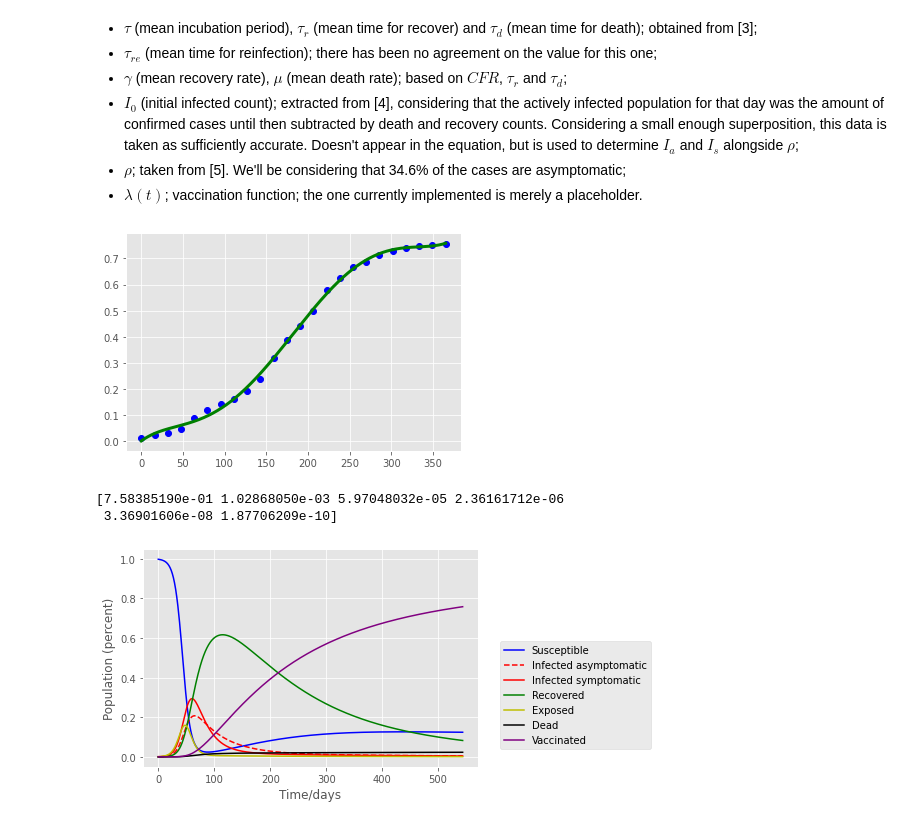
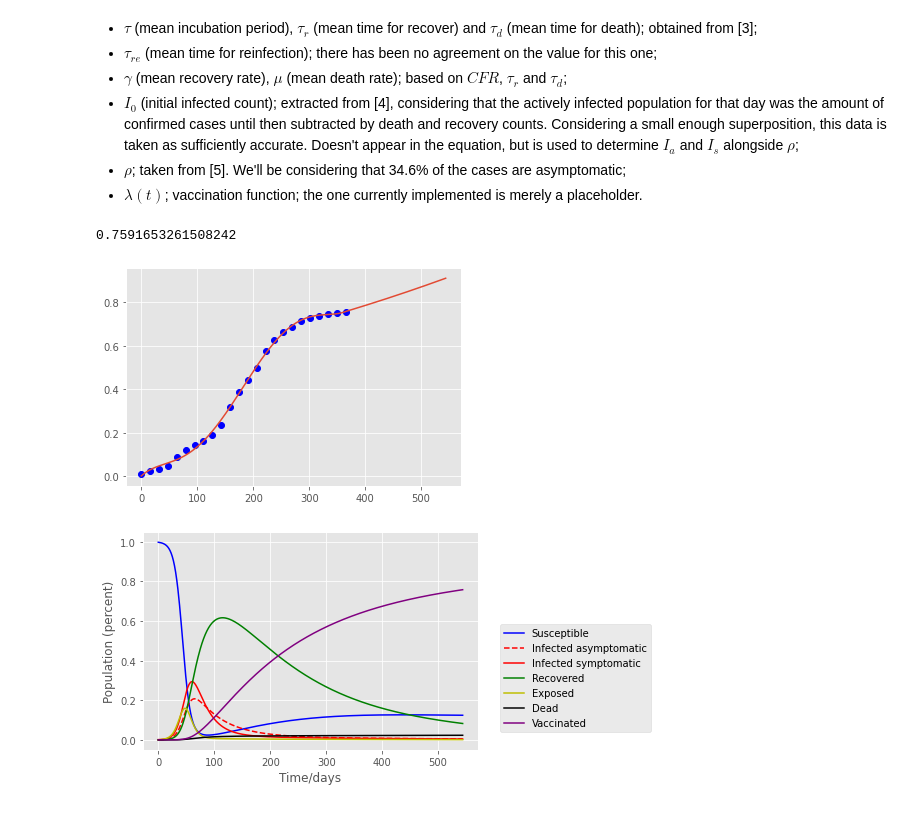
Before and after one commit to mulirow/projeto-metodos, a Jupyter notebook: p4/p4.ipynb, the cells around one changed output. Drawn from its saved outputs; the diff is of its cells as text; code cells hidden in the pictures.

Commit message:
Add piecewise for vaccination

```diff
--- a/p4/p4.ipynb
+++ b/p4/p4.ipynb
@@ -102,39 +102,47 @@ goddamnit.append(2300570)
 goddamnit.append(3099056)
 goddamnit.append(3767873)
 goddamnit.append(4276014)
 goddamnit.append(4842162)
 goddamnit.append(5590053)
 goddamnit.append(6066810)
 goddamnit.append(6441105)
 goddamnit.append(6629011)
 goddamnit.append(6914523)
 goddamnit.append(7049524)
 goddamnit.append(7162343)
 goddamnit.append(7229387)
 goddamnit.append(7283286)
 goddamnit.append(7318863)
 
 for i in range(len(goddamnit)):
     goddamnit[i] /= N
     goddamnit[i] = round(goddamnit[i], 3)
 
 plt.plot(fvck_dates, goddamnit, 'bo')
 
 # Comentar como o resultado que encontramos online é de >90% no final do período, achamos que isso se dá por eles só consideraem as pessos que podem tomar a vacina naquele dado momento
 
 spl = UnivariateSpline(fvck_dates, goddamnit, k=5)
 spl.set_smoothing_factor(0.5)
 xs = np.linspace(0, 365, 1000)
 
-plt.plot(xs, spl(xs), 'g', lw=3)
+# plt.plot(xs, spl(xs), 'g', lw=3)
 
+vacc1_prediction = list()
+vacc1_prediction.append(spl(365))
+for i in range(1, 180):
+    vacc1_prediction.append(vacc1_prediction[i-1] + vacc1_prediction[i-1] * spl.derivatives(365)[1])
+
+print(vacc1_prediction[1])
+
+# print(spl.derivatives(365))
+pcwise = np.piecewise(t, [t < 365, t >= 365], [lambda x: spl(x), lambda x: vacc1_prediction])
+
+plt.plot(t, pcwise)
 plt.show()
-
-print(spl.derivatives(365))
 # %% [output]
+0.7591653261508242
-[figure, old version]
+[figure, new version]
-[7.58385190e-01 1.02868050e-03 5.97048032e-05 2.36161712e-06
- 3.36901606e-08 1.87706209e-10]
 # %%
 # Vaccination rate
 # Initital vaccination date in Pernambuco: 18/01/2021
```
